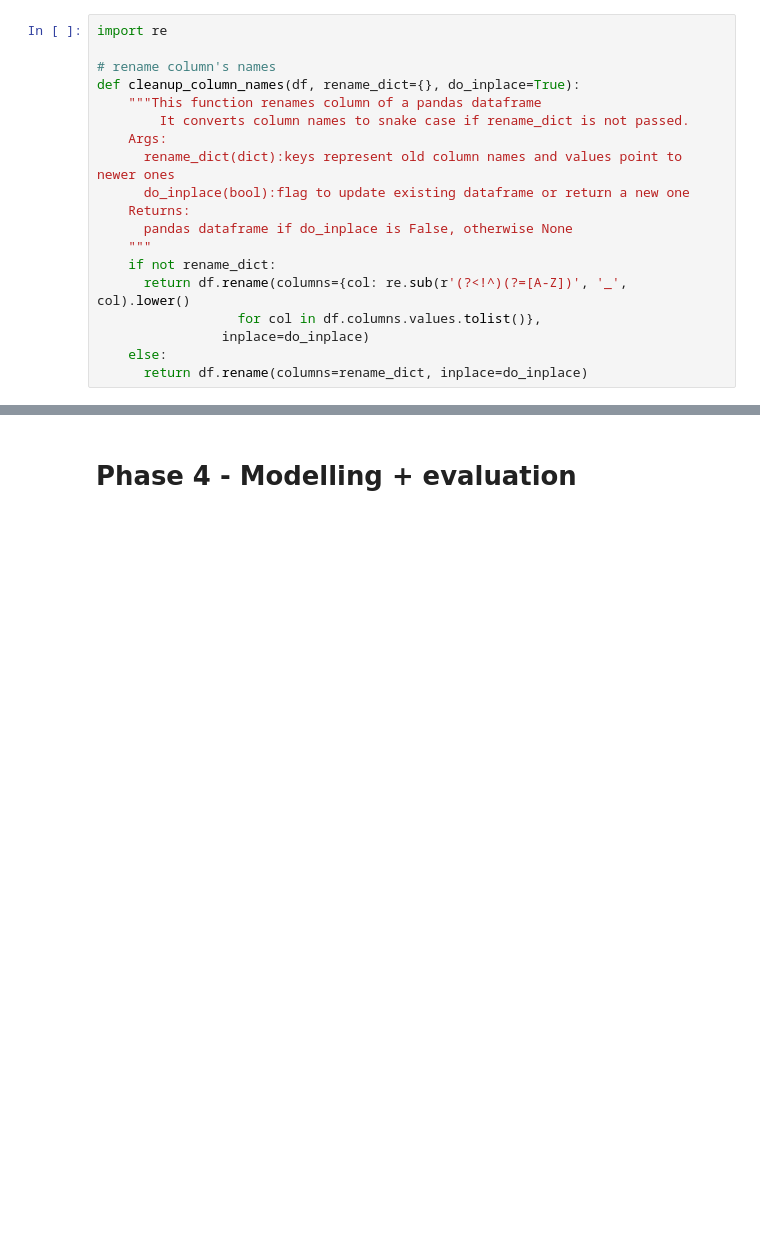
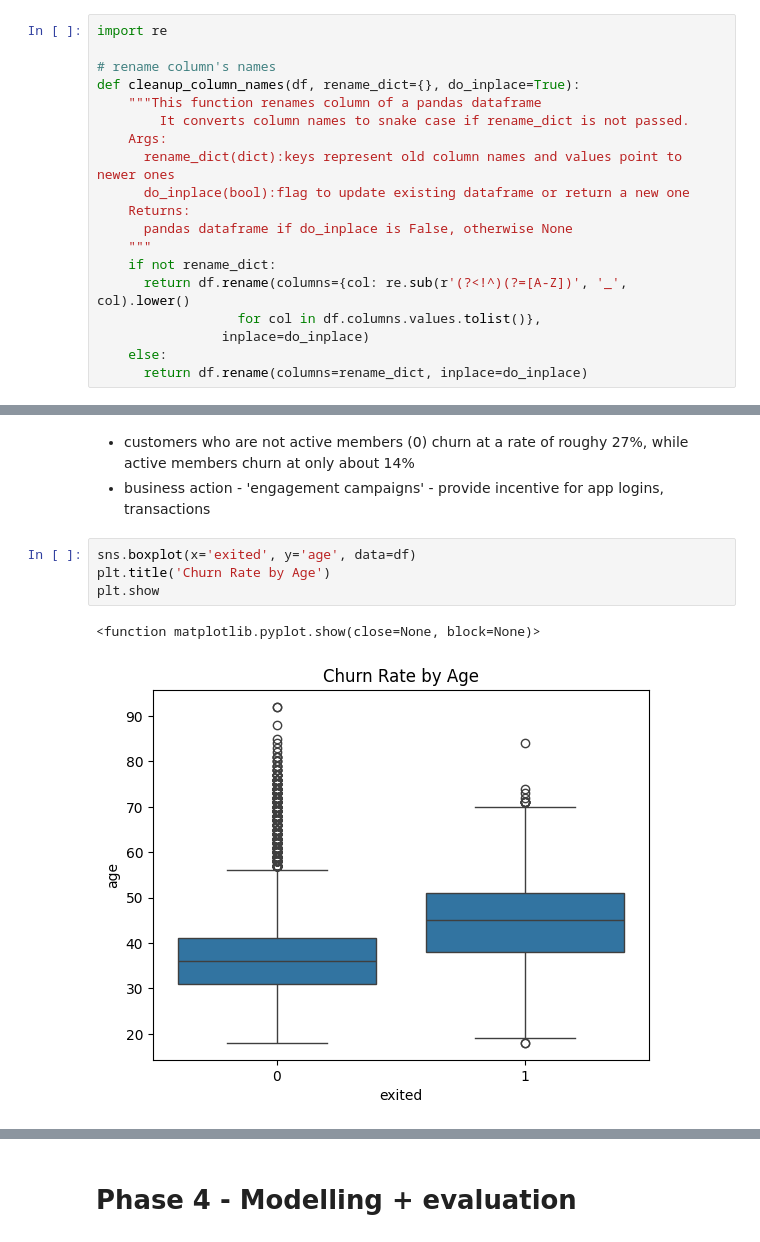
Before and after one commit to amieranazriey/Bank-Customer-Churn-Prediction-Project, a Jupyter notebook: notebooks/bank_churn_analysis.ipynb, the cells around one changed output, grey strips where cells are left out. Drawn from its saved outputs; the diff is of its cells as text; blank space fills up the shorter version.

```diff
--- a/notebooks/bank_churn_analysis.ipynb
+++ b/notebooks/bank_churn_analysis.ipynb
@@ -193,0 +254,12 @@ x_test_scaled = scaler.transform(x_test[cols])
+# %% [markdown]
+
+
+*   customers who are not active members (0) churn at a rate of roughy 27%, while active members churn at only about 14%
+* business action - 'engagement campaigns' - provide incentive for app logins, transactions
+# %%
+sns.boxplot(x='exited', y='age', data=df)
+plt.title('Churn Rate by Age')
+plt.show
+# %% [output]
+<function matplotlib.pyplot.show(close=None, block=None)>
+[figure, added]
```
Also changed, not shown: parts of 26 cells of this notebook.
